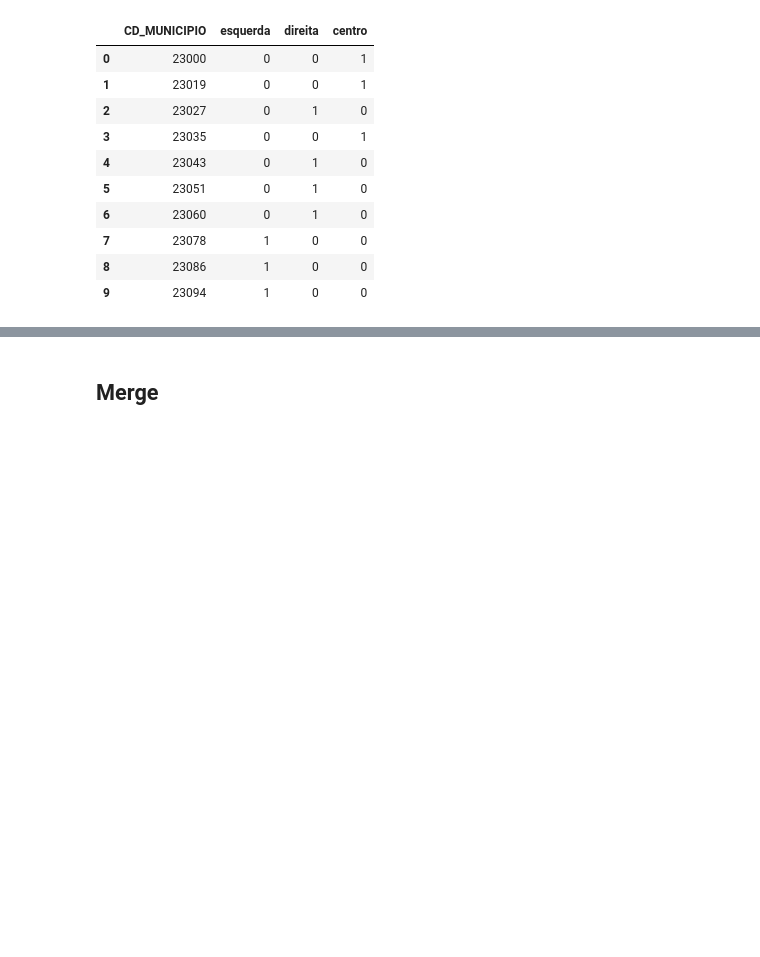
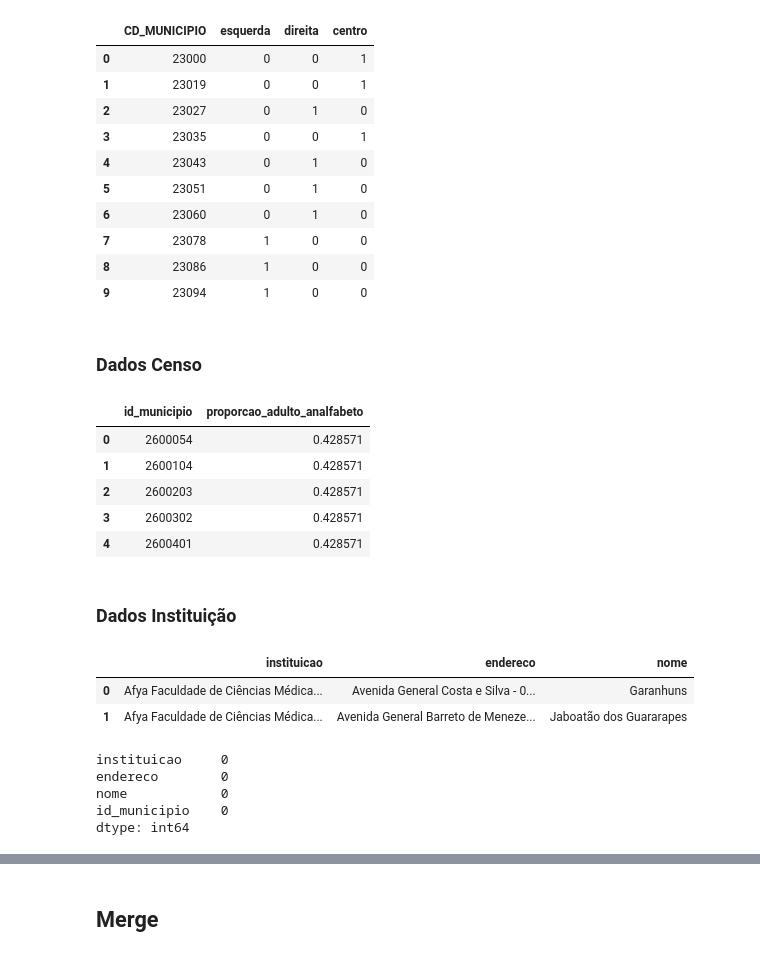
Before and after one commit to aliciamarzola/tp_bdg, a Jupyter notebook: exploring.ipynb, the cells around one changed output, grey strips where cells are left out. Cells and saved outputs as stored; diff of their text form; code cells hidden in the pictures; blank space fills up the shorter version.

```diff
--- a/exploring.ipynb
+++ b/exploring.ipynb
@@ -315,3 +329,5 @@ resumo_politico.head(10)
 | 7 | 23078 | 1 | 0 | 0 |
 | 8 | 23086 | 1 | 0 | 0 |
 | 9 | 23094 | 1 | 0 | 0 |
+# %% [markdown]
+### Dados Censo
@@ -317,0 +355,33 @@ resumo_politico.head(10)
+# %%
+censo_pe['adulto_analfabeto'] = ((censo_pe['grupo_idade_numerico'] > 1) & (censo_pe['alfabetizacao_numerico'] == 0)).astype(int)
+
+resultado = censo_pe.groupby('id_municipio')['adulto_analfabeto'].mean().reset_index(name='proporcao_adulto_analfabeto')
+
+resultado.head()
+# %% [output]
+|  | id_municipio | proporcao_adulto_analfabeto |
+| 0 | 2600054 | 0.428571 |
+| 1 | 2600104 | 0.428571 |
+| 2 | 2600203 | 0.428571 |
+| 3 | 2600302 | 0.428571 |
+| 4 | 2600401 | 0.428571 |
+# %% [markdown]
+### Dados Instituição
+# %%
+instituicoesLimpo = instituicoesLimpo.rename(columns={'Instituição(IES)':'instituicao', 'Endereço Sede':'endereco', 'Município':'nome'})
+ids_pernambuco = ids_pernambuco[['nome', 'id_municipio']]
+
+instituicoes_id = instituicoesLimpo.merge(ids_pernambuco, on='nome')
+instituicoes_id.head(2)
+# %% [output]
+|  | instituicao | endereco | nome |
+| 0 | Afya Faculdade de Ciências Médica... | Avenida General Costa e Silva - 0... | Garanhuns |
+| 1 | Afya Faculdade de Ciências Médica... | Avenida General Barreto de Meneze... | Jaboatão dos Guararapes |
+# %%
+instituicoes_id.isna().sum()
+# %% [output]
+instituicao     0
+endereco        0
+nome            0
+id_municipio    0
+dtype: int64
```
Also changed, not shown: parts of 21 cells of this notebook.
